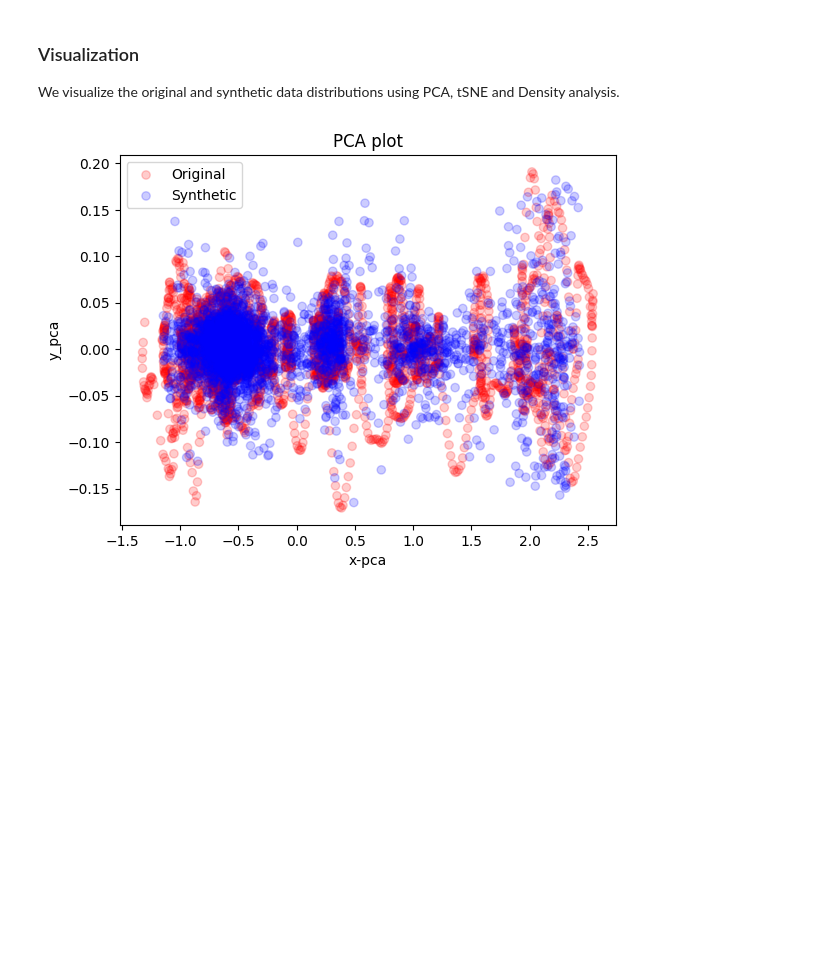
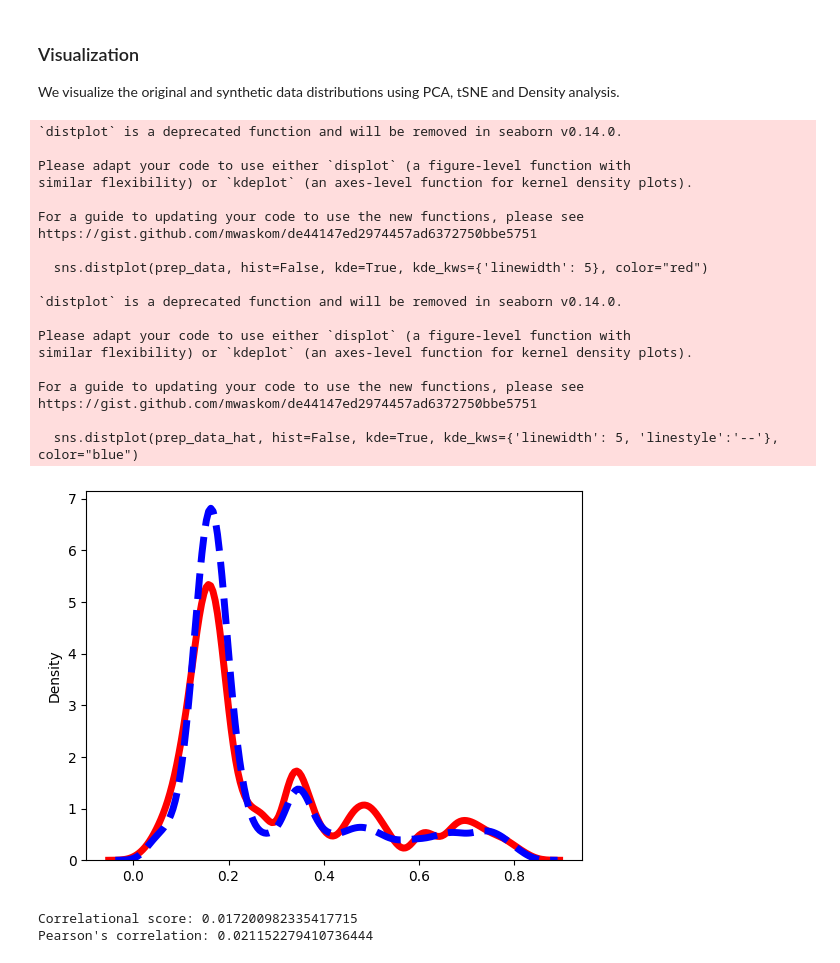
Before and after one commit to LucaGeminiani00/Diffusion-Distillation-WL, a Jupyter notebook: Diffusion_Wavelet_Colab.ipynb, the cells around one changed output. Cells and saved outputs as stored; diff of their text form; code cells hidden in the pictures; blank space fills up the shorter version.

```diff
--- a/Diffusion_Wavelet_Colab.ipynb
+++ b/Diffusion_Wavelet_Colab.ipynb
@@ -259,24 +140,24 @@ ori_data = np.load(os.path.join(dataset.dir, f"stock_norm_truth_24_train.npy"))
 fake_data = teacher.sample(num=len(dataset), size_every=len(dataset)+1, shape=[seq_length, feature_dim])
 if dataset.auto_norm:
     fake_data = unnormalize_to_zero_to_one(fake_data)
-    np.save(os.path.join(args.save_dir, f'ddpm_fake_train_stock.npy'), fake_data)
+    np.save(os.path.join(args.save_dir, f'ddpm_fake_train_fMRI.npy'), fake_data)
 # %%
 fake_samples = []
 
 #Setting the same seed allows to generate images on the same sample. If removed this will not be the case
 for ind, student in enumerate(students):
     #Remove if not same seed
-    torch.manual_seed(42)
+    torch.manual_seed(123)
     if torch.cuda.is_available():
-      torch.cuda.manual_seed_all(42)
+      torch.cuda.manual_seed_all(123)
     #Remove if not same seed
-    fake_data = students[student].sample(num=len(dataset), size_every=len(dataset)+1, shape=[seq_length, feature_dim])
+    fake_data_s = students[student].sample(num=len(dataset), size_every=len(dataset)+1, shape=[seq_length, feature_dim])
     if dataset.auto_norm:
-        fake_data = unnormalize_to_zero_to_one(fake_data)
+        fake_data_s = unnormalize_to_zero_to_one(fake_data_s)
 
-    locals()[f"fake_data_{ind}"] = fake_data
-    fake_samples.append(fake_data)
-    np.save(os.path.join(args.save_dir, f'ddpm_fake_stock{ind}.npy'), fake_data)
+    locals()[f"fake_data_{ind}"] = fake_data_s
+    fake_samples.append(fake_data_s)
+    np.save(os.path.join(args.save_dir, f'ddpm_fake_stock{ind}.npy'), fake_data_s)
 # %%
 fake_data_0 = student0.sample(num=len(dataset), size_every=len(dataset)+1, shape=[seq_length, feature_dim])
 if dataset.auto_norm:
@@ -317,10 +173,32 @@ if dataset.auto_norm:
 
 We visualize the original and synthetic data distributions using PCA, tSNE and Density analysis.
 # %%
-visualization(ori_data=ori_data, generated_data=fake_data, analysis='pca', compare=ori_data.shape[0])
+visualization(ori_data=ori_data, generated_data=fake_data, analysis='kernel', compare=ori_data.shape[0])
 # %% [output]
+`distplot` is a deprecated function and will be removed in seaborn v0.14.0.
+
+Please adapt your code to use either `displot` (a figure-level function with
+similar flexibility) or `kdeplot` (an axes-level function for kernel density plots).
+
+For a guide to updating your code to use the new functions, please see
+https://gist.github.com/mwaskom/de44147ed2974457ad6372750bbe5751
+
+  sns.distplot(prep_data, hist=False, kde=True, kde_kws={'linewidth': 5}, color="red")
+
+`distplot` is a deprecated function and will be removed in seaborn v0.14.0.
+
+Please adapt your code to use either `displot` (a figure-level function with
+similar flexibility) or `kdeplot` (an axes-level function for kernel density plots).
+
+For a guide to updating your code to use the new functions, please see
+https://gist.github.com/mwaskom/de44147ed2974457ad6372750bbe5751
+
+  sns.distplot(prep_data_hat, hist=False, kde=True, kde_kws={'linewidth': 5, 'linestyle':'--'}, color="blue")
-[figure, old version]
+[figure, new version]
 # %%
 #Single metric computation
 from Utils.compute_metrics import compute_metrics
 metrics_1 = compute_metrics(ori_data, fake_data)
+# %% [output]
+Correlational score: 0.017200982335417715
+Pearson's correlation: 0.021152279410736444
```
Also changed, not shown: parts of 44 cells of this notebook.
